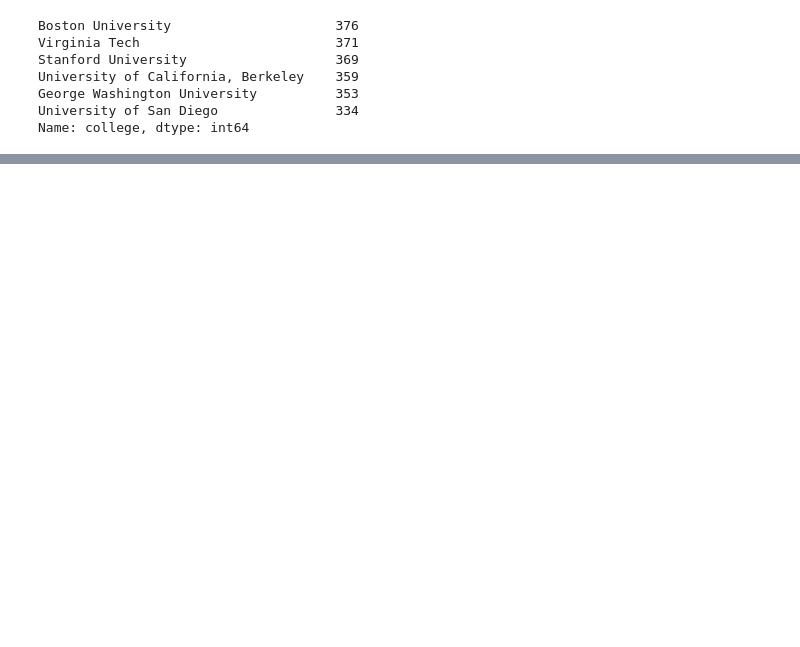
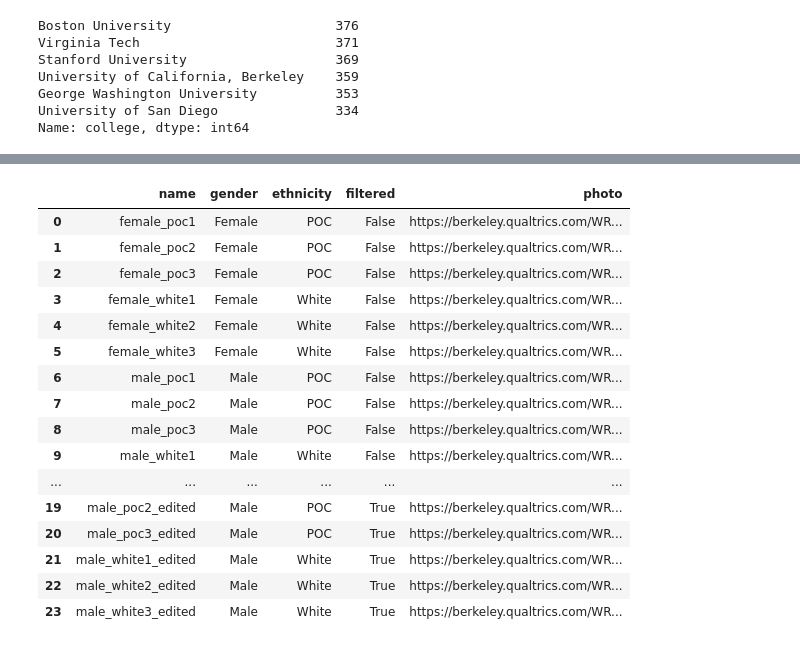
Before and after one commit to joyceml/job_qualification_experiment, a Jupyter notebook: data_cleaning.ipynb, the cells around one changed output, grey strips where cells are left out. Drawn from its saved outputs; the diff is of its cells as text; code cells hidden in the pictures; blank space fills up the shorter version.

```diff
--- a/data_cleaning.ipynb
+++ b/data_cleaning.ipynb
@@ -327,0 +327,22 @@ final
+# %%
+photo_mappings = pd.read_csv('photo_mappings.csv')
+photo_mappings.columns = photo_mappings.columns.str.lower()
+photo_mappings
+# %% [output]
+|  | name | gender | ethnicity | filtered | photo |
+| 0 | female_poc1 | Female | POC | False | https://berkeley.qualtrics.com/WR... |
+| 1 | female_poc2 | Female | POC | False | https://berkeley.qualtrics.com/WR... |
+| 2 | female_poc3 | Female | POC | False | https://berkeley.qualtrics.com/WR... |
+| 3 | female_white1 | Female | White | False | https://berkeley.qualtrics.com/WR... |
+| 4 | female_white2 | Female | White | False | https://berkeley.qualtrics.com/WR... |
+| 5 | female_white3 | Female | White | False | https://berkeley.qualtrics.com/WR... |
+| 6 | male_poc1 | Male | POC | False | https://berkeley.qualtrics.com/WR... |
+| 7 | male_poc2 | Male | POC | False | https://berkeley.qualtrics.com/WR... |
+| 8 | male_poc3 | Male | POC | False | https://berkeley.qualtrics.com/WR... |
+| 9 | male_white1 | Male | White | False | https://berkeley.qualtrics.com/WR... |
+| ... | ... | ... | ... | ... | ... |
+| 19 | male_poc2_edited | Male | POC | True | https://berkeley.qualtrics.com/WR... |
+| 20 | male_poc3_edited | Male | POC | True | https://berkeley.qualtrics.com/WR... |
+| 21 | male_white1_edited | Male | White | True | https://berkeley.qualtrics.com/WR... |
+| 22 | male_white2_edited | Male | White | True | https://berkeley.qualtrics.com/WR... |
+| 23 | male_white3_edited | Male | White | True | https://berkeley.qualtrics.com/WR... |
```
Also changed, not shown: parts of 10 cells of this notebook, 1 other file.
